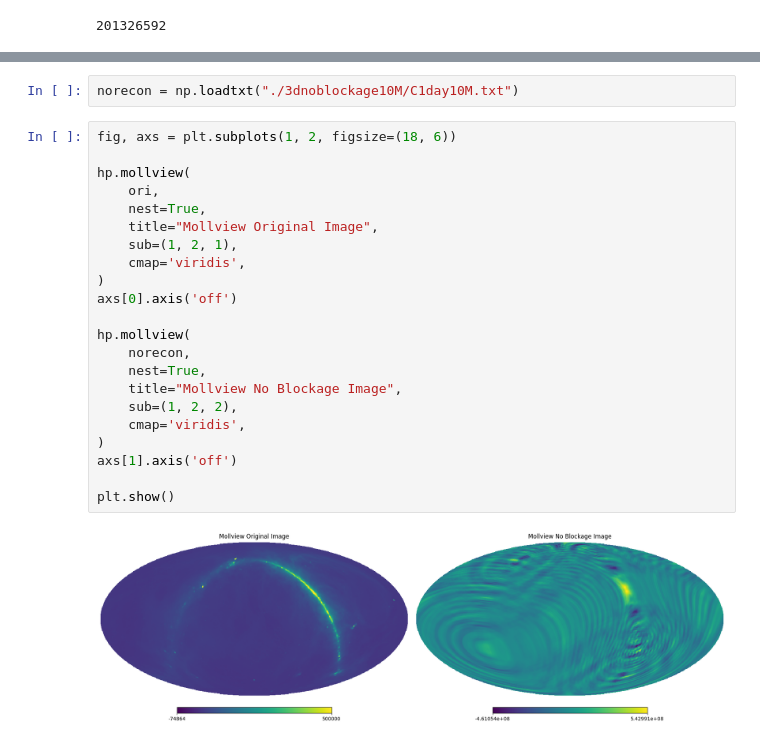
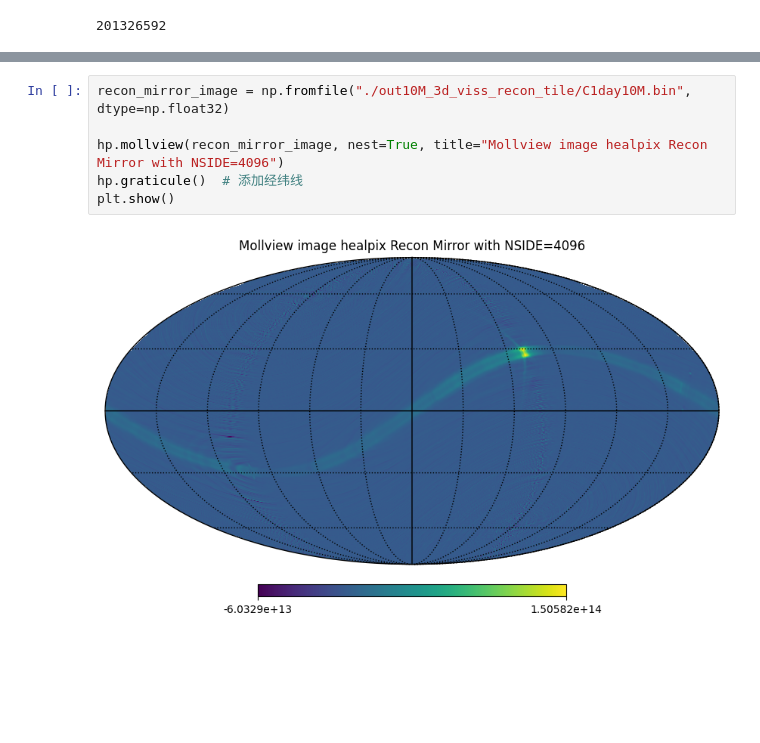
Before and after one commit to SSshuishui/viss_optimize_3d, a Jupyter notebook: healpix3d_blockage_10Mhz.ipynb, the cells around one changed output, grey strips where cells are left out. Drawn from its saved outputs; the diff is of its cells as text; blank space fills up the shorter version.

Commit message:
viss and recon stage with sym and tile

```diff
--- a/healpix3d_blockage_10Mhz.ipynb
+++ b/healpix3d_blockage_10Mhz.ipynb
@@ -54,26 +20,8 @@ plt.show()
-# %%
-norecon = np.loadtxt("./3dnoblockage10M/C1day10M.txt")
-# %%
-fig, axs = plt.subplots(1, 2, figsize=(18, 6))
-
-hp.mollview(
-    ori,
-    nest=True,
-    title="Mollview Original Image",
-    sub=(1, 2, 1),
-    cmap='viridis',
-)
-axs[0].axis('off')
-
-hp.mollview(
-    norecon,
-    nest=True,
-    title="Mollview No Blockage Image",
-    sub=(1, 2, 2),
-    cmap='viridis',
-)
-axs[1].axis('off')
-
-plt.show()
-# %% [output]
-[figure, removed]
+# %%
+recon_mirror_image = np.fromfile("./out10M_3d_viss_recon_tile/C1day10M.bin", dtype=np.float32)
+
+hp.mollview(recon_mirror_image, nest=True, title="Mollview image healpix Recon Mirror with NSIDE=4096")
+hp.graticule()  # 添加经纬线
+plt.show()
+# %% [output]
+[figure, added]
```
Also changed, not shown: parts of 4 cells of this notebook, 25 other files.
